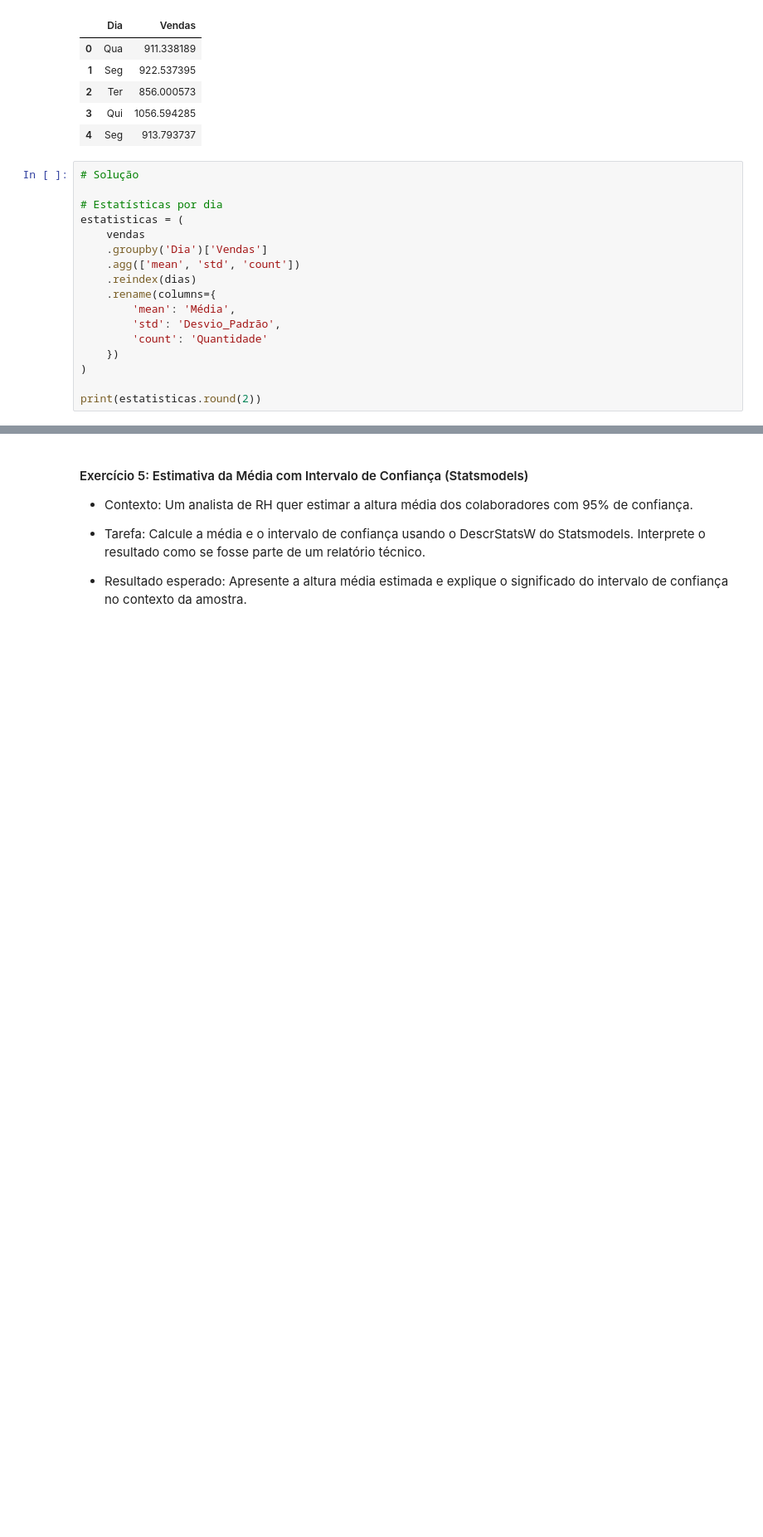
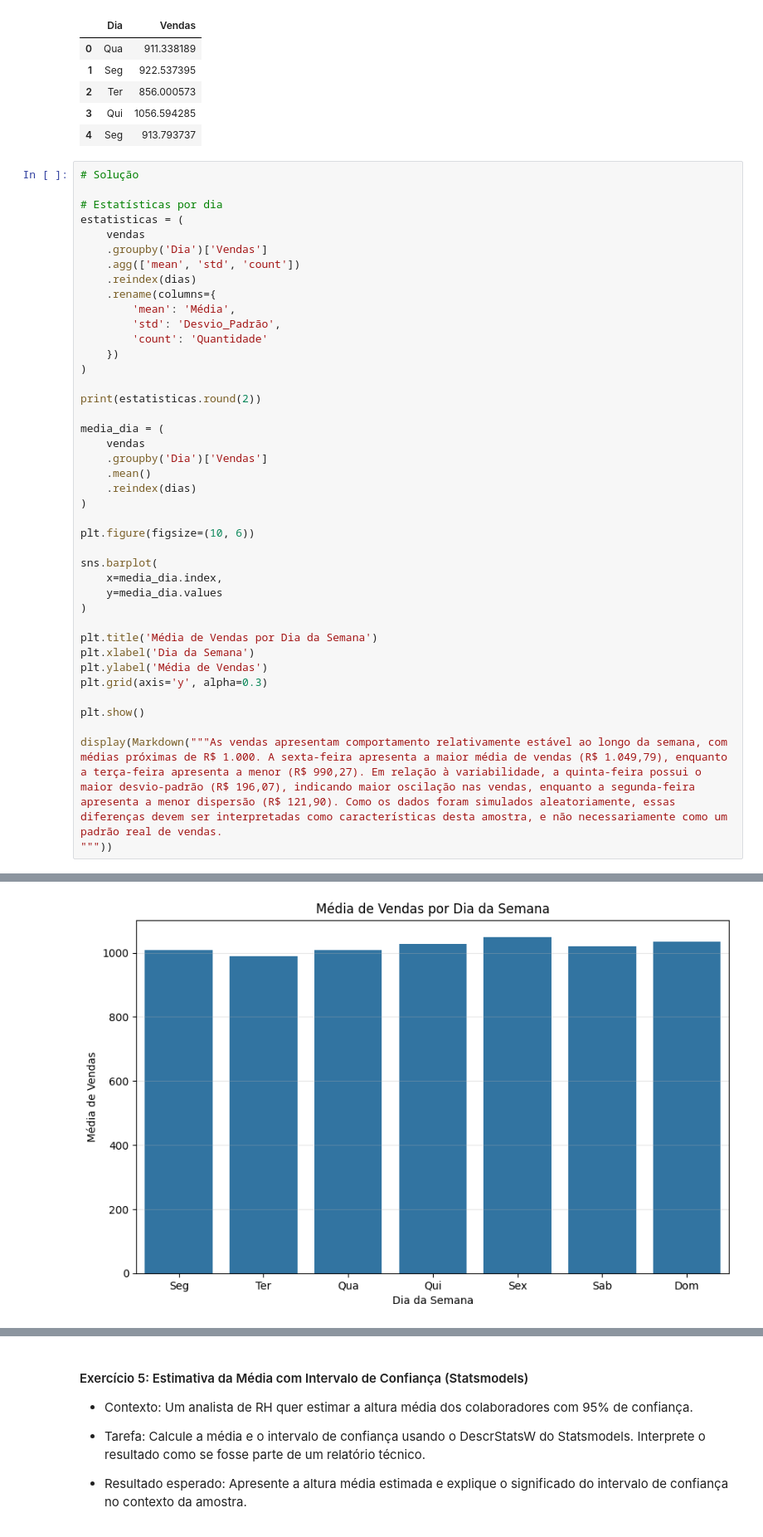
Before and after one commit to coelhp/DSA-CursoGratuito, a Jupyter notebook: CAP10/DSA-Python-Lista5-Exercicios.ipynb, the cells around one changed output, grey strips where cells are left out. Shown at 83% size. Cells and saved outputs as stored; diff of their text form; blank space fills up the shorter version.

```diff
--- a/CAP10/DSA-Python-Lista5-Exercicios.ipynb
+++ b/CAP10/DSA-Python-Lista5-Exercicios.ipynb
@@ -282,27 +282,52 @@ vendas.head()
 # %%
 # Solução
 
 # Estatísticas por dia
 estatisticas = (
     vendas
     .groupby('Dia')['Vendas']
     .agg(['mean', 'std', 'count'])
     .reindex(dias)
     .rename(columns={
         'mean': 'Média',
         'std': 'Desvio_Padrão',
         'count': 'Quantidade'
     })
 )
 
 print(estatisticas.round(2))
+
+media_dia = (
+    vendas
+    .groupby('Dia')['Vendas']
+    .mean()
+    .reindex(dias)
+)
+
+plt.figure(figsize=(10, 6))
+
+sns.barplot(
+    x=media_dia.index,
+    y=media_dia.values
+)
+
+plt.title('Média de Vendas por Dia da Semana')
+plt.xlabel('Dia da Semana')
+plt.ylabel('Média de Vendas')
+plt.grid(axis='y', alpha=0.3)
+
+plt.show()
+
+display(Markdown("""As vendas apresentam comportamento relativamente estável ao longo da semana, com médias próximas de R$ 1.000. A sexta-feira apresenta a maior média de vendas (R$ 1.049,79), enquanto a terça-feira apresenta a menor (R$ 990,27). Em relação à variabilidade, a quinta-feira possui o maior desvio-padrão (R$ 196,07), indicando maior oscilação nas vendas, enquanto a segunda-feira apresenta a menor dispersão (R$ 121,90). Como os dados foram simulados aleatoriamente, essas diferenças devem ser interpretadas como características desta amostra, e não necessariamente como um padrão real de vendas.
+"""))
 # %% [output]
        Média  Desvio_Padrão  Quantidade
 Dia
 Seg  1008.34         121.90          41
 Ter   990.27         142.26          28
 Qua  1009.72         134.50          28
 Qui  1027.47         196.07          23
 Sex  1049.79         152.09          39
 Sab  1021.63         133.61          24
 Dom  1034.72         161.90          17
+[figure, added]
```
Also changed, not shown: parts of 1 cell of this notebook.
